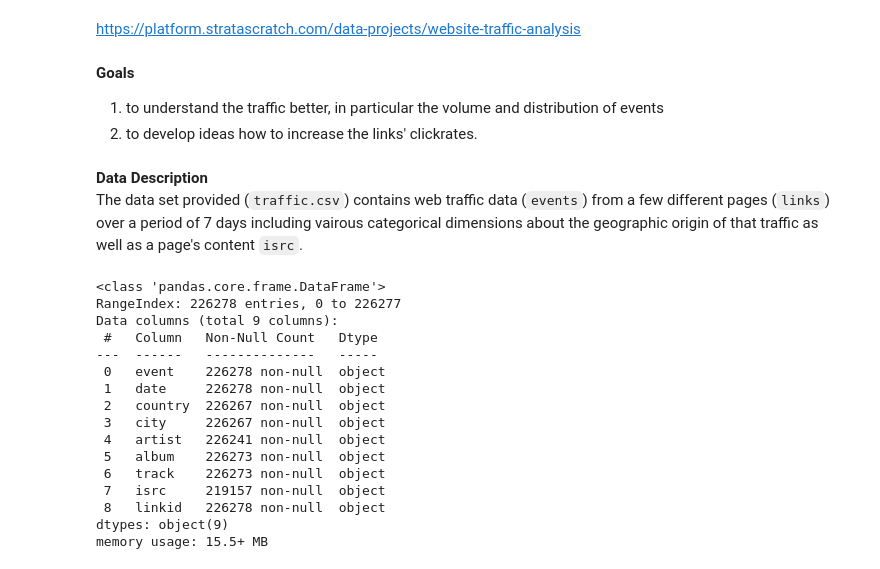
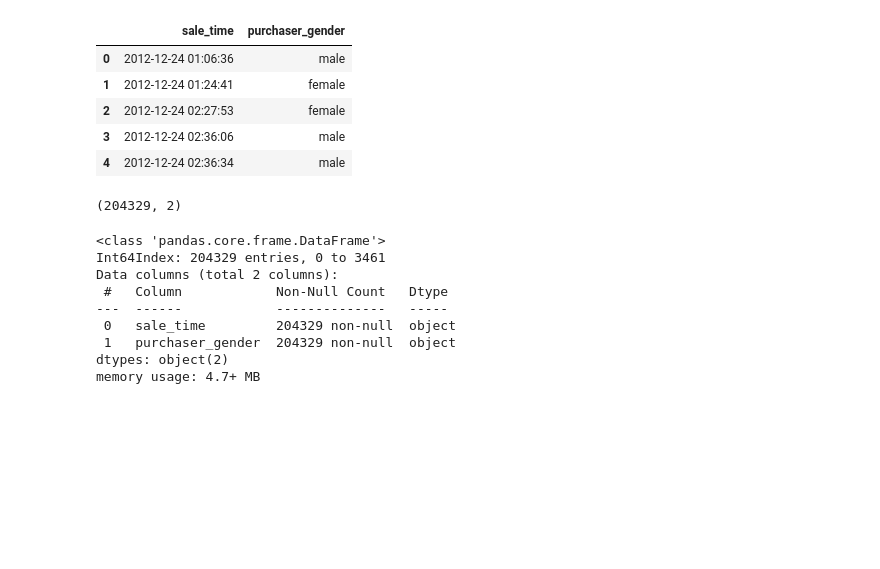
Before and after one commit to joyinning/python_practice_business_analysis, a Jupyter notebook: Website_Traffic_Analysis.ipynb, the cells around one changed output. Cells and saved outputs as stored; diff of their text form; code cells hidden in the pictures; blank space fills up the shorter version.

```diff
--- a/Website_Traffic_Analysis.ipynb
+++ b/Website_Traffic_Analysis.ipynb
@@ -1,11 +1,2 @@
 # %% [markdown]
 <a href="https://colab.research.google.com/github/joyinning/python_practice_business_analysis/blob/main/Website_Traffic_Analysis.ipynb" target="_parent"><img src="https://colab.research.google.com/assets/colab-badge.svg" alt="Open In Colab"/></a>
-# %% [markdown]
-https://platform.stratascratch.com/data-projects/website-traffic-analysis
-# %% [markdown]
-**Goals**
-1. to understand the traffic better, in particular the volume and distribution of events
-2. to develop ideas how to increase the links' clickrates.
-# %% [markdown]
-**Data Description** <br>
-The data set provided (`traffic.csv`) contains web traffic data (`events`) from a few different pages (`links`) over a period of 7 days including vairous categorical dimensions about the geographic origin of that traffic as well as a page's content `isrc`.
@@ -15,19 +7,27 @@ df = pd.read_csv("/content/traffic.csv")
+# %%
+l = [pd.read_csv(filename) for filename in glob.glob("/content/*.csv")]
+df = pd.concat(l, axis=0)
+df.head()
+# %% [output]
+|  | sale_time | purchaser_gender |
+| 0 | 2012-12-24 01:06:36 | male |
+| 1 | 2012-12-24 01:24:41 | female |
+| 2 | 2012-12-24 02:27:53 | female |
+| 3 | 2012-12-24 02:36:06 | male |
+| 4 | 2012-12-24 02:36:34 | male |
+# %%
+df.shape
+# %% [output]
+(204329, 2)
 # %%
 df.info()
 # %% [output]
 <class 'pandas.core.frame.DataFrame'>
-RangeIndex: 226278 entries, 0 to 226277
-Data columns (total 9 columns):
- #   Column   Non-Null Count   Dtype
----  ------   --------------   -----
- 0   event    226278 non-null  object
- 1   date     226278 non-null  object
- 2   country  226267 non-null  object
- 3   city     226267 non-null  object
- 4   artist   226241 non-null  object
- 5   album    226273 non-null  object
- 6   track    226273 non-null  object
- 7   isrc     219157 non-null  object
- 8   linkid   226278 non-null  object
-dtypes: object(9)
-memory usage: 15.5+ MB
+Int64Index: 204329 entries, 0 to 3461
+Data columns (total 2 columns):
+ #   Column            Non-Null Count   Dtype
+---  ------            --------------   -----
+ 0   sale_time         204329 non-null  object
+ 1   purchaser_gender  204329 non-null  object
+dtypes: object(2)
+memory usage: 4.7+ MB
```
Also changed, not shown: parts of 75 cells of this notebook.
